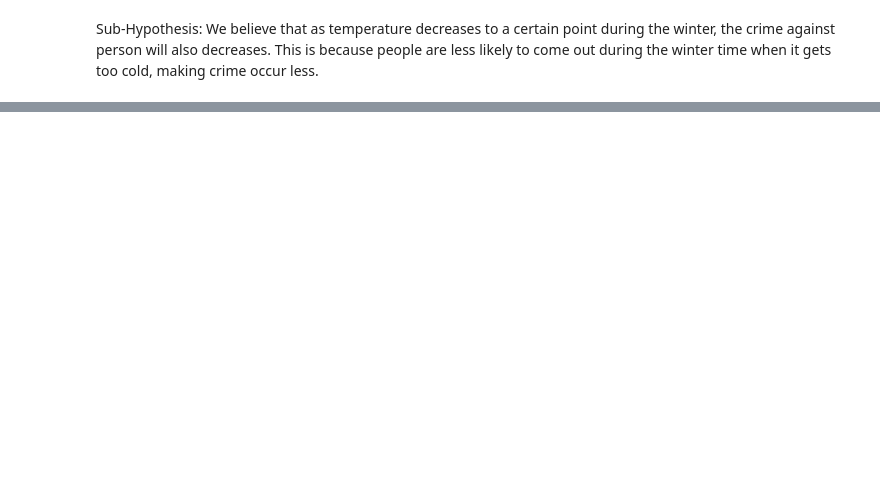
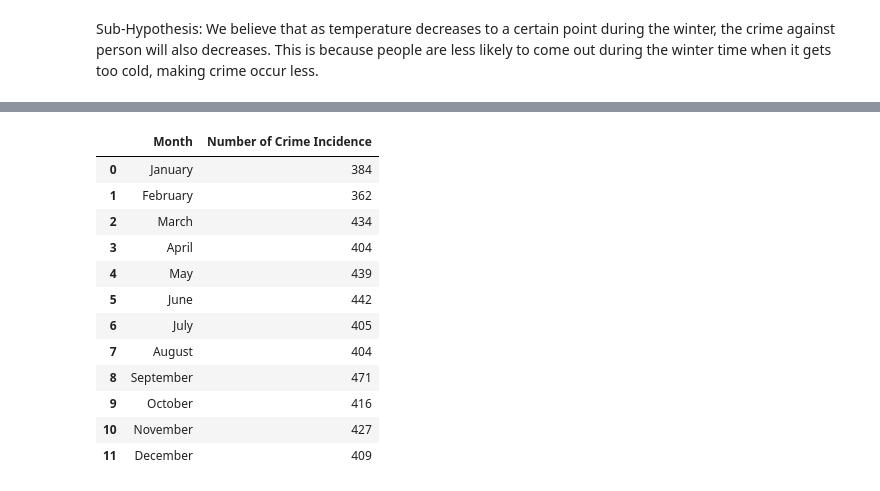
Before and after one commit to siekmeierpaul/Project1-Team6, a Jupyter notebook: Weather & Crime in Silver Spring_Maryland.ipynb, the cells around one changed output, grey strips where cells are left out. Cells and saved outputs as stored; diff of their text form; code cells hidden in the pictures; blank space fills up the shorter version.

```diff
--- a/Weather & Crime in Silver Spring_Maryland.ipynb
+++ b/Weather & Crime in Silver Spring_Maryland.ipynb
@@ -65,0 +108,28 @@ person_crime_df['City'].value_counts()
+# %%
+# Using Groupby
+personmonthgroup = person_crime_df.groupby('Month')
+personcrime_count_month = personmonthgroup['Month'].count()
+personcrime_count_month
+
+personcrime_df = pd.DataFrame({'Number of Crime Incidence':personcrime_count_month})
+months = ['January', 'February', 'March', 'April', 'May', 'June', 'July', 'August', 'September', 'October', 'November', 'December']
+
+
+personcrime_index_df = personcrime_df.reset_index(drop=True)
+personcrime_index_df['Month'] = months
+personcrime_index_df = personcrime_index_df[['Month','Number of Crime Incidence']]
+personcrime_index_df
+# %% [output]
+|  | Month | Number of Crime Incidence |
+| 0 | January | 384 |
+| 1 | February | 362 |
+| 2 | March | 434 |
+| 3 | April | 404 |
+| 4 | May | 439 |
+| 5 | June | 442 |
+| 6 | July | 405 |
+| 7 | August | 404 |
+| 8 | September | 471 |
+| 9 | October | 416 |
+| 10 | November | 427 |
+| 11 | December | 409 |
```
Also changed, not shown: parts of 11 cells of this notebook.
